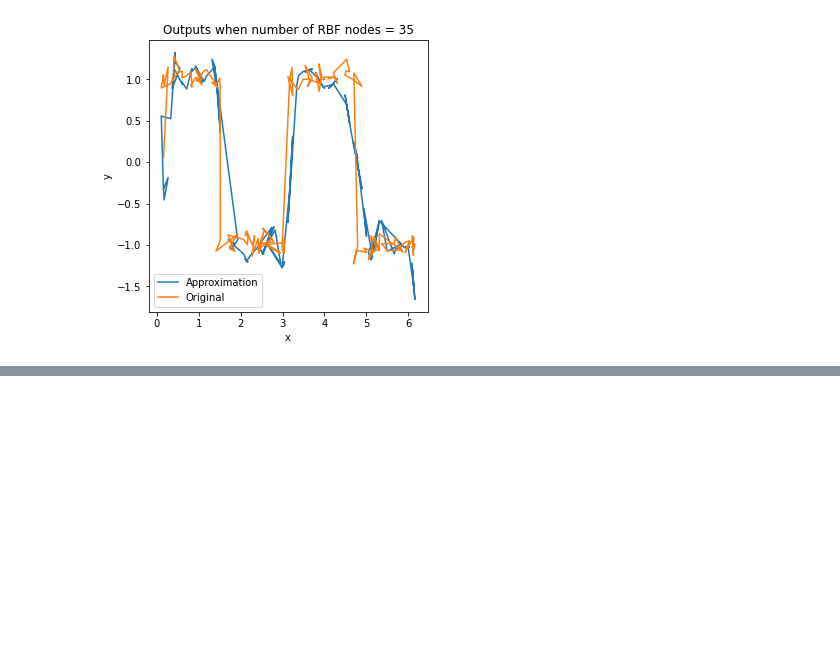
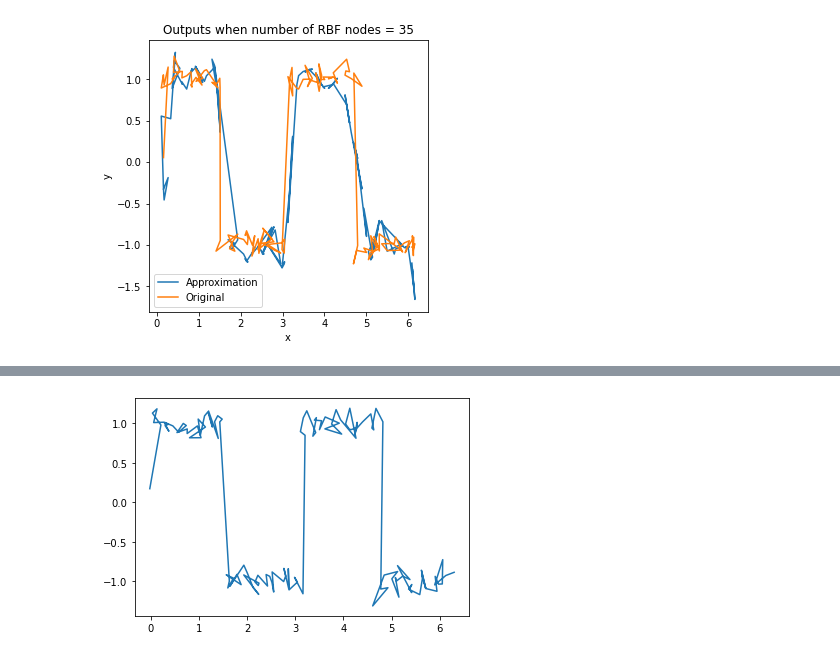
Before and after one commit to NiravSurajlal/KTH-Work, a Jupyter notebook: DD2437HT201 (ANN)/Assignment2/Assignment2.ipynb, the cells around one changed output, grey strips where cells are left out. Saved outputs shown, nothing was run; the diff lists cells and outputs as text; code cells hidden in the pictures; blank space fills up the shorter version.

```diff
--- a/DD2437HT201 (ANN)/Assignment2/Assignment2.ipynb
+++ b/DD2437HT201 (ANN)/Assignment2/Assignment2.ipynb
@@ -495,0 +755,6 @@ Node:  35  Var:  0.5  Error:  0.31219129219902336
+# %%
+plt.figure()
+plt.plot(test_patterns,test_targets)
+plt.show()
+# %% [output]
+[figure, added]
```
Also changed, not shown: parts of 11 cells of this notebook.
